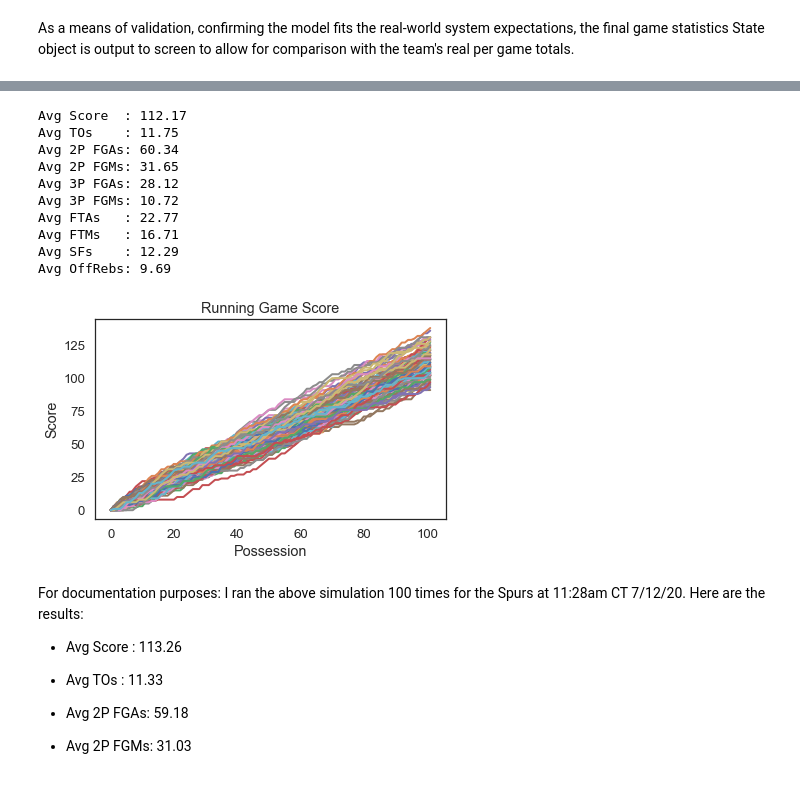
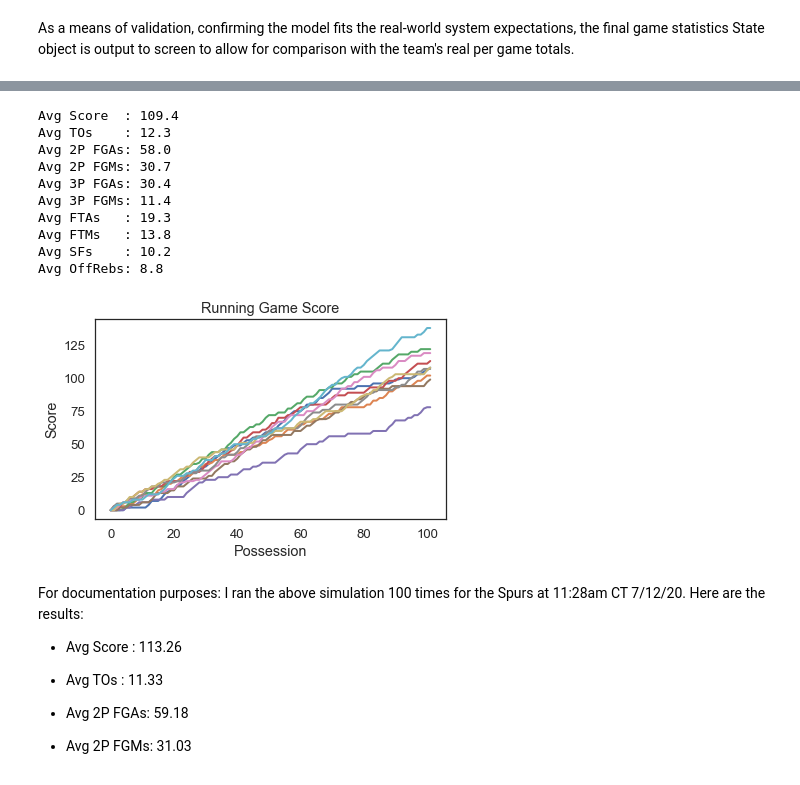
Before and after one commit to ptanofsky/ModSimPy, a Jupyter notebook: FinalProject/FinalProject_v3.ipynb, the cells around one changed output, grey strips where cells are left out. Drawn from its saved outputs; the diff is of its cells as text; code cells hidden in the pictures.

```diff
--- a/FinalProject/FinalProject_v3.ipynb
+++ b/FinalProject/FinalProject_v3.ipynb
@@ -962,47 +954,47 @@ free_throw_makes = TimeSeries()
 shooting_fouls_drawn = TimeSeries()
 offensive_rebounds = TimeSeries()
 
-for g in range(1, 101):
+for g in range(1, 11):
     game_score, game_stats = simulate_game(spurs)
     results[g] = game_score.max()
     turnovers[g] = game_stats.turnovers
     two_point_field_goal_attempts[g] = game_stats.two_point_field_goal_attempts
     two_point_field_goal_makes[g] = game_stats.two_point_field_goal_makes
     three_point_field_goal_attempts[g] = game_stats.three_point_field_goal_attempts
     three_point_field_goal_makes[g] = game_stats.three_point_field_goal_makes
     free_throw_attempts[g] = game_stats.free_throw_attempts
     free_throw_makes[g] = game_stats.free_throw_makes
     shooting_fouls_drawn[g] = game_stats.shooting_fouls_drawn
     offensive_rebounds[g] = game_stats.offensive_rebounds
     plot(game_score)
 
 decorate(title='Running Game Score',
          xlabel='Possession',
          ylabel='Score')
 
 
 print("Avg Score  :", results.mean())
 print("Avg TOs    :", turnovers.mean())
 print("Avg 2P FGAs:", two_point_field_goal_attempts.mean())
 print("Avg 2P FGMs:", two_point_field_goal_makes.mean())
 print("Avg 3P FGAs:", three_point_field_goal_attempts.mean())
 print("Avg 3P FGMs:", three_point_field_goal_makes.mean())
 print("Avg FTAs   :", free_throw_attempts.mean())
 print("Avg FTMs   :", free_throw_makes.mean())
 print("Avg SFs    :", shooting_fouls_drawn.mean())
 print("Avg OffRebs:", offensive_rebounds.mean())
 # %% [output]
-Avg Score  : 112.17
-Avg TOs    : 11.75
-Avg 2P FGAs: 60.34
-Avg 2P FGMs: 31.65
-Avg 3P FGAs: 28.12
-Avg 3P FGMs: 10.72
-Avg FTAs   : 22.77
-Avg FTMs   : 16.71
-Avg SFs    : 12.29
-Avg OffRebs: 9.69
+Avg Score  : 109.4
+Avg TOs    : 12.3
+Avg 2P FGAs: 58.0
+Avg 2P FGMs: 30.7
+Avg 3P FGAs: 30.4
+Avg 3P FGMs: 11.4
+Avg FTAs   : 19.3
+Avg FTMs   : 13.8
+Avg SFs    : 10.2
+Avg OffRebs: 8.8
-[figure, old version]
+[figure, new version]
 # %% [markdown]
 For documentation purposes: I ran the above simulation 100 times for the Spurs at 11:28am CT 7/12/20. Here are the results:
 
```
Also changed, not shown: parts of 24 cells of this notebook.
